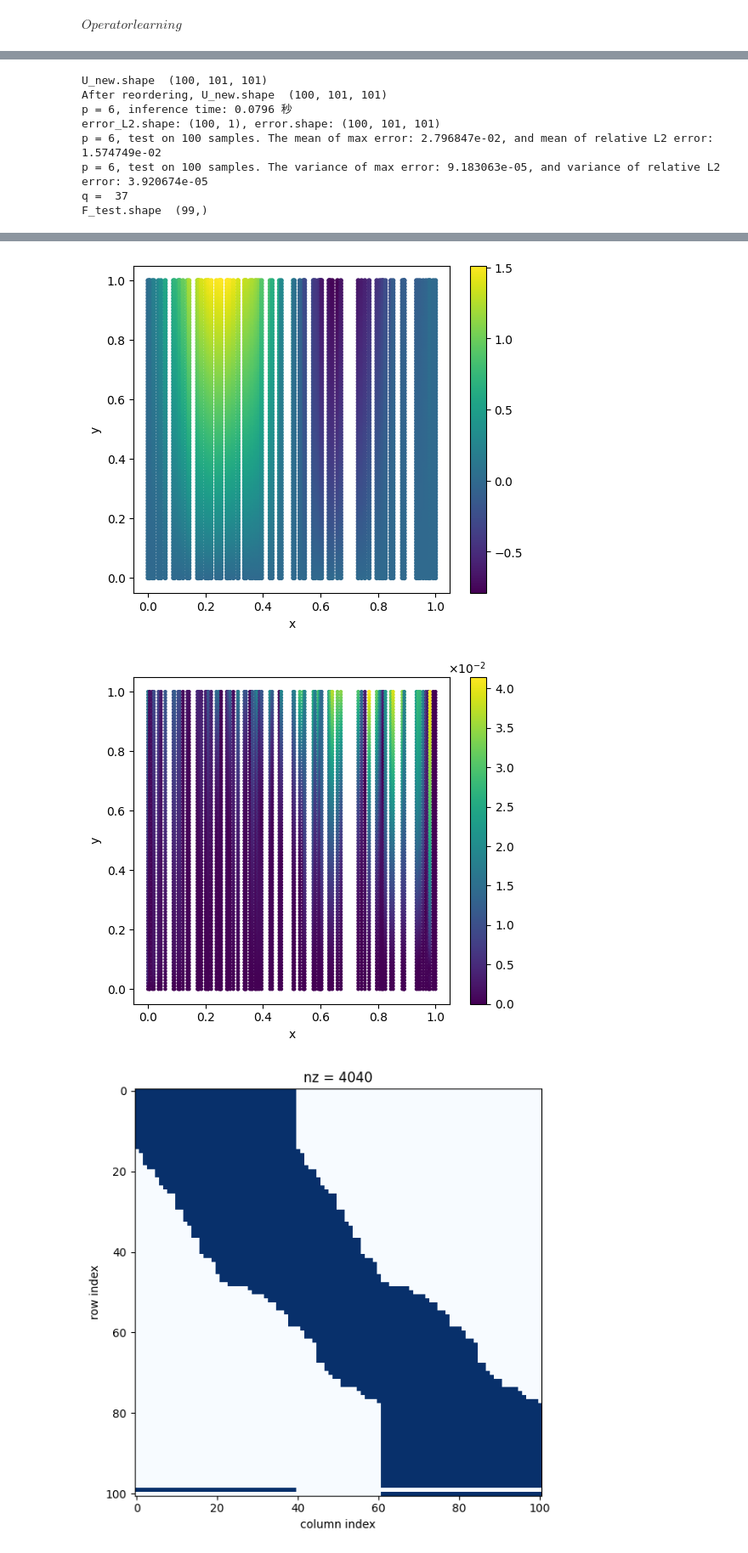
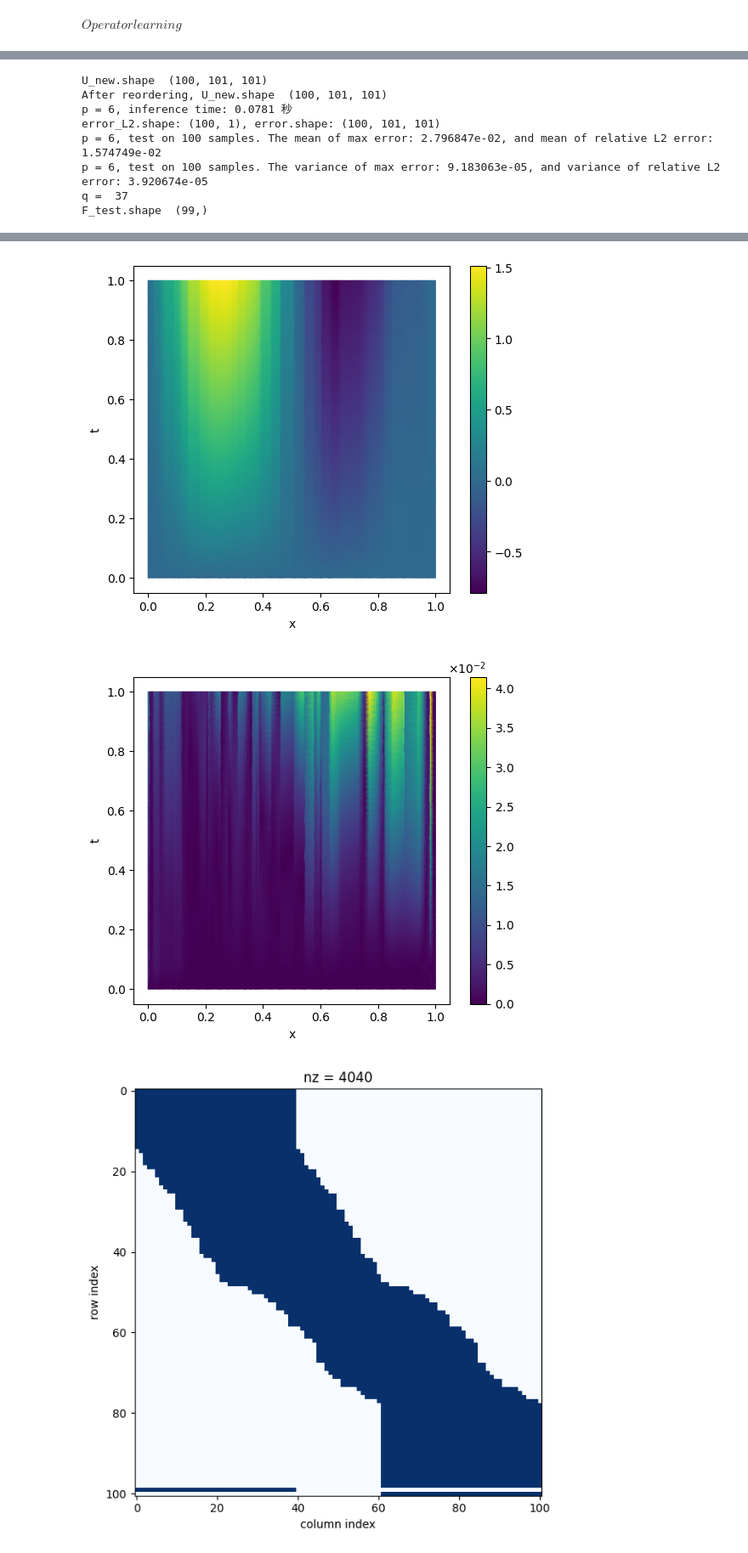
Before and after one commit to wooodswu/one_shot_by_RFM, a Jupyter notebook: mycode/rbf_heat/RFM_FD_heat1d_random_grid.ipynb, the cells around one changed output, grey strips where cells are left out. Shown at 85% size. Saved outputs shown, nothing was run; the diff lists cells and outputs as text; code cells hidden in the pictures.

```diff
--- a/mycode/rbf_heat/RFM_FD_heat1d_random_grid.ipynb
+++ b/mycode/rbf_heat/RFM_FD_heat1d_random_grid.ipynb
@@ -1201,7 +1201,10 @@ plt.show()
 
 
 plt.figure(figsize=(6,5))
-sc = plt.scatter(yy, tt, c = u_true_q, cmap='viridis', s=10)
+## 插值画图
+sc = plt.tripcolor(yy, tt, u_true_q, shading='gouraud', cmap='viridis')
+
+# sc = plt.scatter(yy, tt, c = u_true_q, cmap='viridis', s=10)
 plt.colorbar(sc)
 # plt.title(f'u_fem')
 plt.xlabel('x')
@@ -1210,7 +1213,9 @@ plt.savefig(f'./result/heat1d_random_rfmfd_p={order}_u_fem_one_test_sample.eps',
 plt.show()
 
 plt.figure(figsize=(6,5))
-sc = plt.scatter(yy, tt, c = UY_q, cmap='viridis', s=10)
+
+sc = plt.tripcolor(yy, tt, UY_q, shading='gouraud', cmap='viridis')
+# sc = plt.scatter(yy, tt, c = UY_q, cmap='viridis', s=10)
 plt.colorbar(sc)
 plt.xlabel('x')
 plt.ylabel('t')
@@ -1218,7 +1223,10 @@ plt.savefig(f'./result/heat1d_random_rfmfd_p={order}_UY_one_test_sample.eps', bb
 plt.show()
 
 plt.figure(figsize=(6,5))
-sc = plt.scatter(yy, tt, c = error_q, cmap='viridis', s=5)
+
+sc = plt.tripcolor(yy, tt, error_q, shading='gouraud', cmap='viridis')
+
+# sc = plt.scatter(yy, tt, c = error_q, cmap='viridis', s=5)
 cbar = plt.colorbar(sc)
 # cbar.set_label('Point-wise Error', fontsize=12)
 formatter = ticker.ScalarFormatter(useMathText=True)
@@ -1233,7 +1241,7 @@ plt.show()
 # %% [output]
 U_new.shape  (100, 101, 101)
 After reordering, U_new.shape  (100, 101, 101)
-p = 6, inference time: 0.0796 秒
+p = 6, inference time: 0.0781 秒
 error_L2.shape: (100, 1), error.shape: (100, 101, 101)
 p = 6, test on 100 samples. The mean of max error: 2.796847e-02, and mean of relative L2 error: 1.574749e-02
 p = 6, test on 100 samples. The variance of max error: 9.183063e-05, and variance of relative L2 error: 3.920674e-05
@@ -1244,5 +1252,5 @@ F_test.shape  (99,)
-[figure, old version]
+[figure, new version]
-[figure, old version]
+[figure, new version]
 # %%
 import numpy as np
 import matplotlib.pyplot as plt
```
Also changed, not shown: parts of 2 cells of this notebook, 7 other files.
